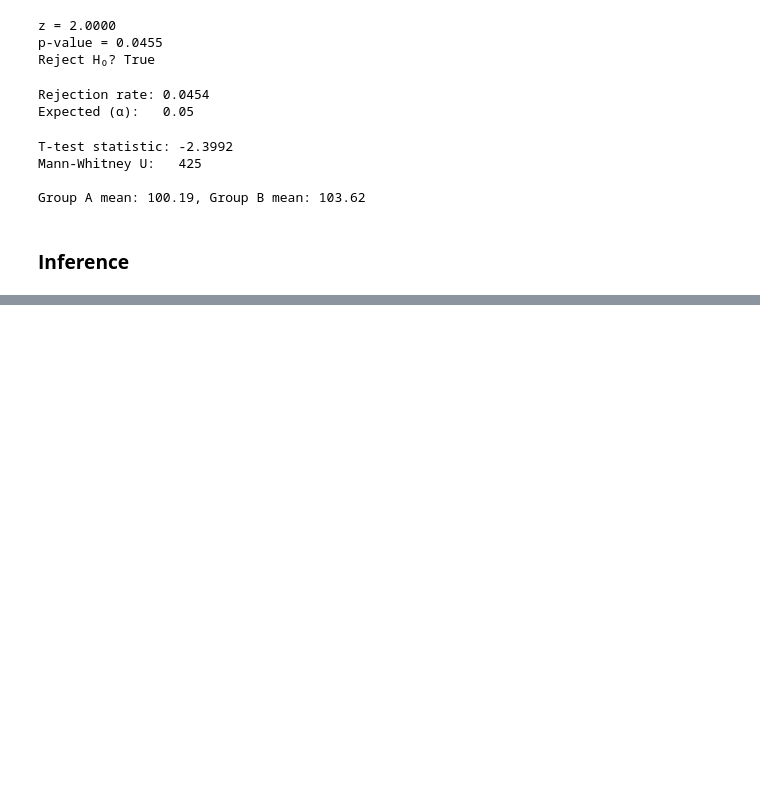
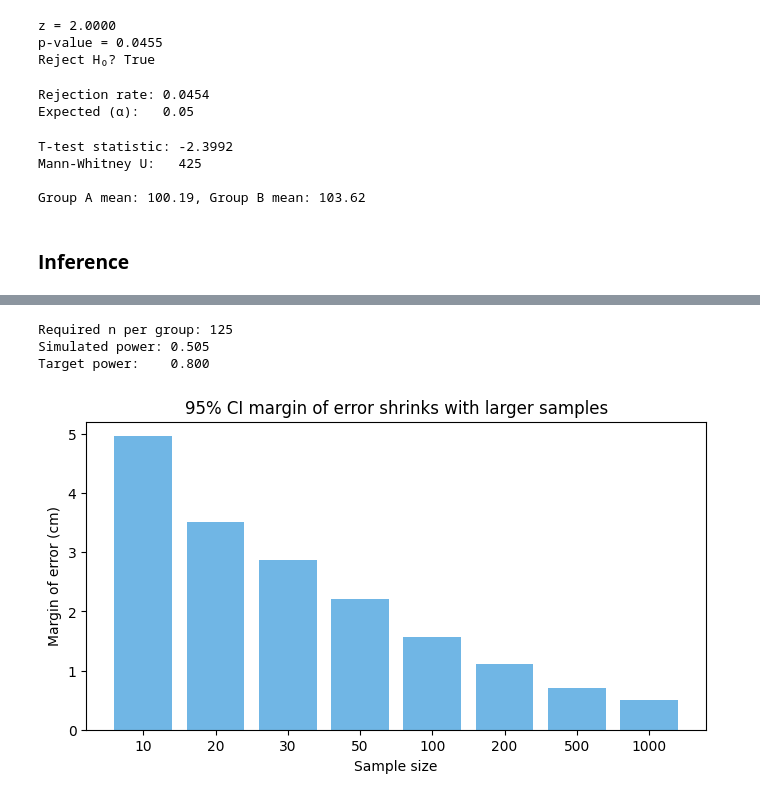
Before and after one commit to kahrees/the-compendium, a Jupyter notebook: Statistics.ipynb, the cells around one changed output, grey strips where cells are left out. Cells and saved outputs as stored; diff of their text form; code cells hidden in the pictures; blank space fills up the shorter version.

```diff
--- a/Statistics.ipynb
+++ b/Statistics.ipynb
@@ -312,0 +365,54 @@ Group A mean: 100.19, Group B mean: 103.62
+# %%
+
+
+# Parameters
+delta = 2.0      # effect size (difference in means)
+sigma = 8.0      # population std
+alpha = 0.05
+power_target = 0.80
+
+# Analytical sample size
+z_alpha = 1.96   # two-tailed, alpha=0.05
+z_beta = 0.84    # power=0.80
+n_required = ((z_alpha + z_beta) * sigma / delta) ** 2
+print(f"Required n per group: {n_required:.0f}")
+
+# Verify by simulation
+key = jax.random.PRNGKey(7)
+n = int(jnp.ceil(n_required))
+n_sims = 5000
+rejections = 0
+
+for _ in range(n_sims):
+    key, k1, k2 = jax.random.split(key, 3)
+    group_a = jax.random.normal(k1, shape=(n,)) * sigma + 50
+    group_b = jax.random.normal(k2, shape=(n,)) * sigma + 50 + delta
+    pooled_se = jnp.sqrt(2 * sigma**2 / n)
+    z = (group_b.mean() - group_a.mean()) / pooled_se
+    p = 2 * (1 - __import__("jax").scipy.stats.norm.cdf(jnp.abs(z)))
+    if p <= alpha:
+        rejections += 1
+
+print(f"Simulated power: {rejections/n_sims:.3f}")
+print(f"Target power:    {power_target:.3f}")
+# %% [output]
+Required n per group: 125
+Simulated power: 0.505
+Target power:    0.800
+# %%
+
+
+sigma = 8.0
+z_star = 1.96  # 95% confidence
+
+sample_sizes = jnp.array([10, 20, 30, 50, 100, 200, 500, 1000], dtype=jnp.float32)
+margins = z_star * sigma / jnp.sqrt(sample_sizes)
+
+plt.figure(figsize=(8, 4))
+plt.bar([str(int(n)) for n in sample_sizes], margins, color="#3498db", alpha=0.7)
+plt.xlabel("Sample size")
+plt.ylabel("Margin of error (cm)")
+plt.title("95% CI margin of error shrinks with larger samples")
+plt.show()
+# %% [output]
+[figure, added]
```
Also changed, not shown: parts of 2 cells of this notebook.
